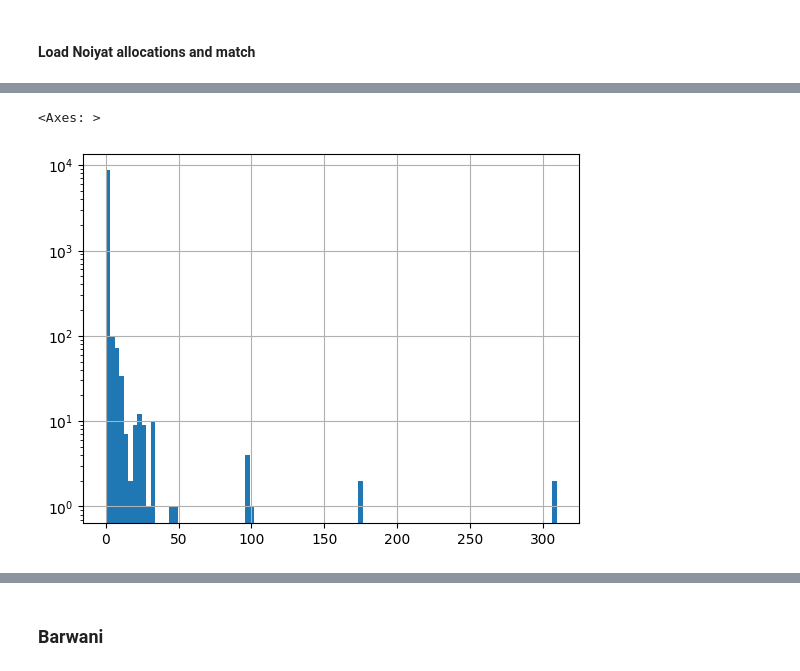
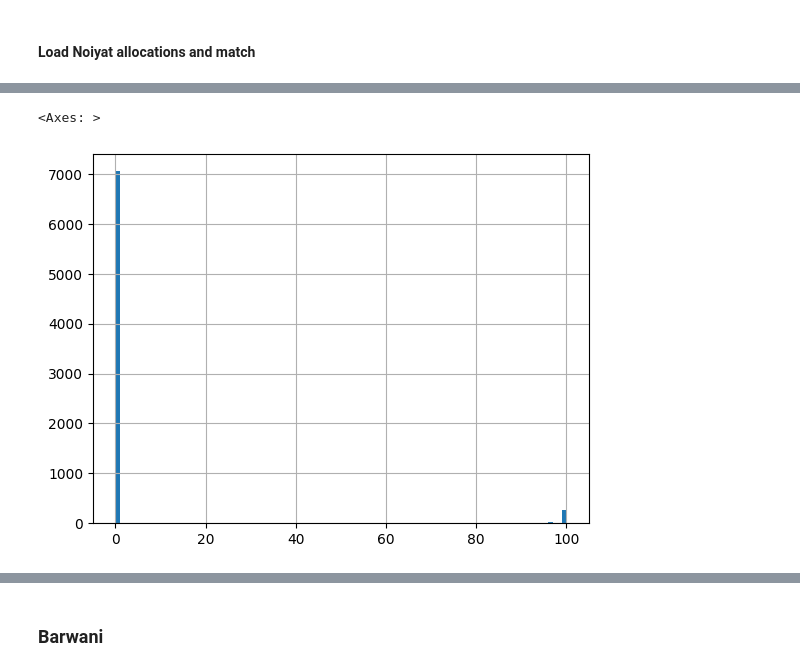
Before and after one commit to IDinsight/idinsight-solar-parks, a Jupyter notebook: notebooks/solar_parks_01_preprocessing.ipynb, the cells around one changed output, grey strips where cells are left out. Saved outputs shown, nothing was run; the diff lists cells and outputs as text; code cells hidden in the pictures.

```diff
--- a/notebooks/solar_parks_01_preprocessing.ipynb
+++ b/notebooks/solar_parks_01_preprocessing.ipynb
@@ -624,8 +649,3 @@ morena_gdf_merged
-# %%
-morena_gdf_merged["Noiyat Unusable Area (ha)"].hist(bins=100, log=True)
-# %% [output]
-<Axes: >
-[figure, removed]
 # %%
 # Calculate original areas
 morena_gdf_merged["Original Area (ha)"] = morena_gdf_merged.to_crs(INDIA_PROJECTED_CRS).area / 10000
@@ -661,3 +664,8 @@ morena_gdf_merged["Noiyat Unusable Area (% Category)"] = pd.Categorical(
+# %%
+morena_gdf_merged["Noiyat Unusable Area (%)"].hist(bins=100)
+# %% [output]
+<Axes: >
+[figure, added]
 # %%
 # morena_gdf_merged[(morena_gdf_merged["Noiyat % Unusable Area"] > 80) & (morena_gdf_merged["Noiyat % Unusable Area"] < 100)]
 morena_gdf_merged
```
Also changed, not shown: parts of 16 cells of this notebook.
